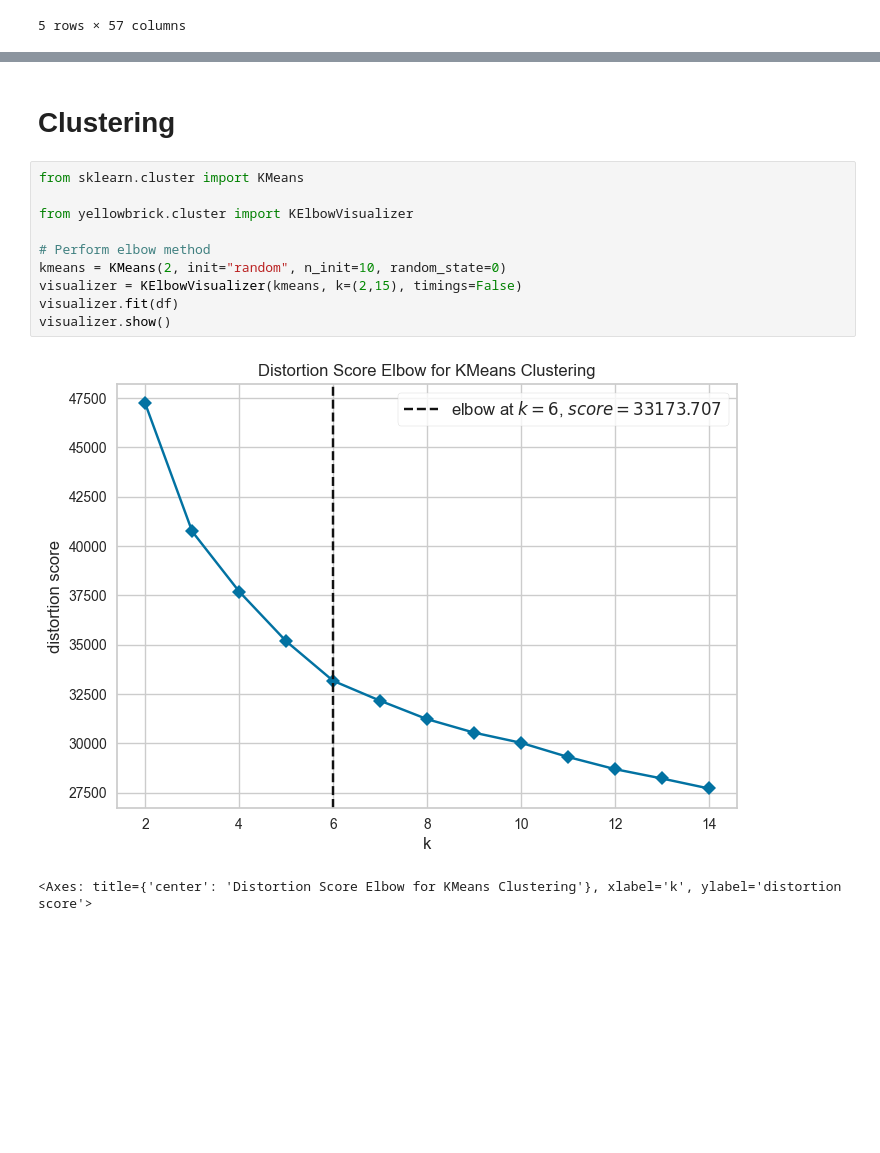
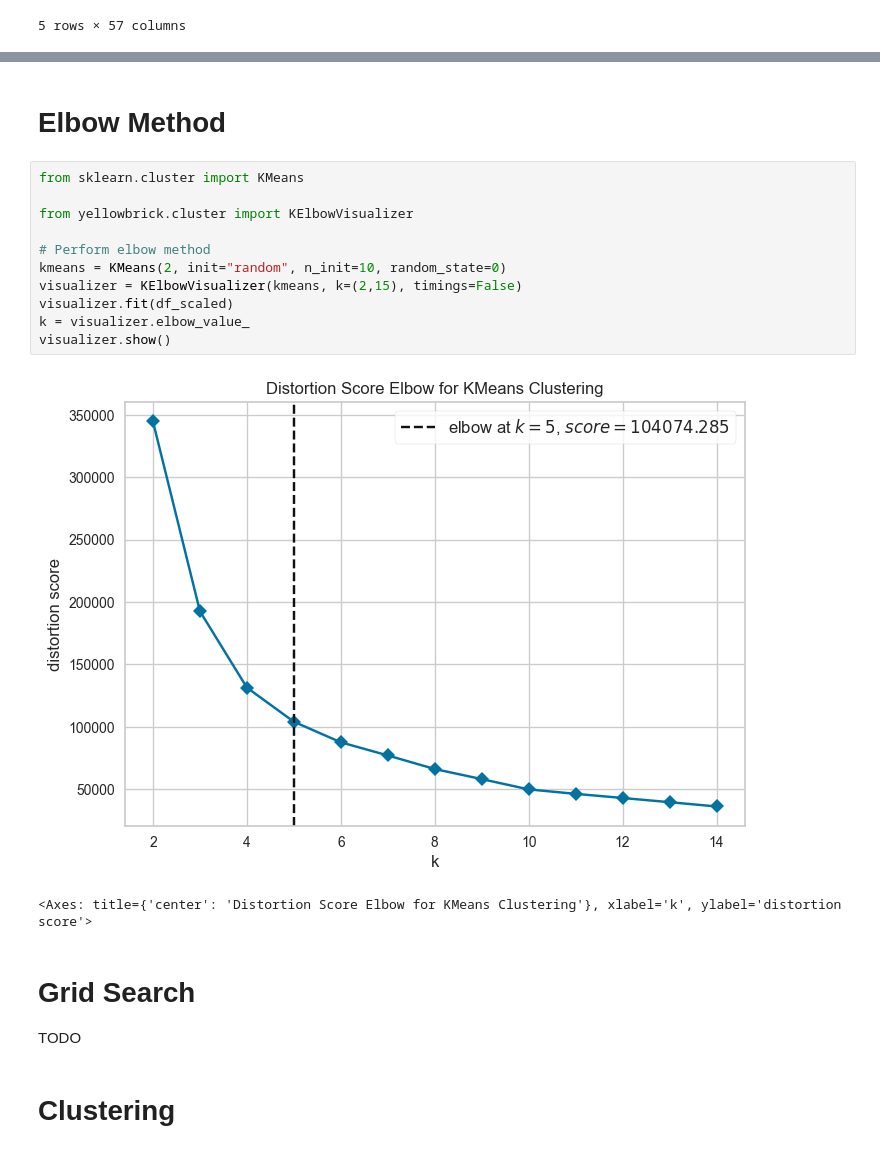
Before and after one commit to JM-Elbambo/GTZAN-Music-Clustering, a Jupyter notebook: main.ipynb, the cells around one changed output, grey strips where cells are left out. Cells and saved outputs as stored; diff of their text form; blank space fills up the shorter version.

```diff
--- a/main.ipynb
+++ b/main.ipynb
@@ -79,15 +95,21 @@ df.head()
+# %% [markdown]
+<h1>Elbow Method</h1>
+# %%
+from sklearn.cluster import KMeans
+
+from yellowbrick.cluster import KElbowVisualizer
+
+# Perform elbow method
+kmeans = KMeans(2, init="random", n_init=10, random_state=0)
+visualizer = KElbowVisualizer(kmeans, k=(2,15), timings=False)
+visualizer.fit(df_scaled)
+k = visualizer.elbow_value_
+visualizer.show()
+# %% [output]
+[figure, added]
+<Axes: title={'center': 'Distortion Score Elbow for KMeans Clustering'}, xlabel='k', ylabel='distortion score'>
+# %% [markdown]
+<h1>Grid Search</h1>
+TODO
 # %% [markdown]
 <h1>Clustering</h1>
-# %%
-from sklearn.cluster import KMeans
-
-from yellowbrick.cluster import KElbowVisualizer
-
-# Perform elbow method
-kmeans = KMeans(2, init="random", n_init=10, random_state=0)
-visualizer = KElbowVisualizer(kmeans, k=(2,15), timings=False)
-visualizer.fit(df)
-visualizer.show()
-# %% [output]
-[figure, removed]
-<Axes: title={'center': 'Distortion Score Elbow for KMeans Clustering'}, xlabel='k', ylabel='distortion score'>
```
Also changed, not shown: parts of 4 cells of this notebook.
